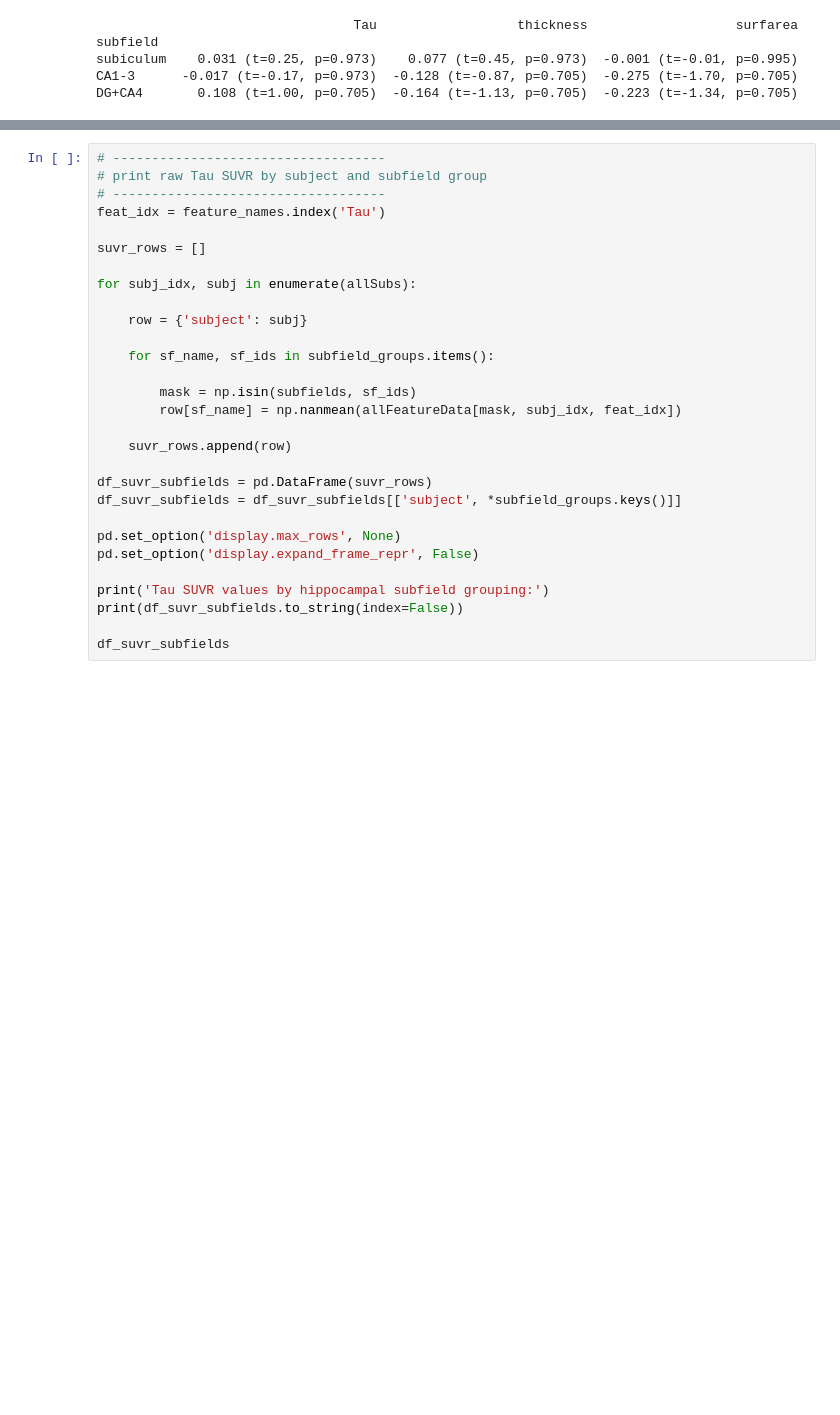
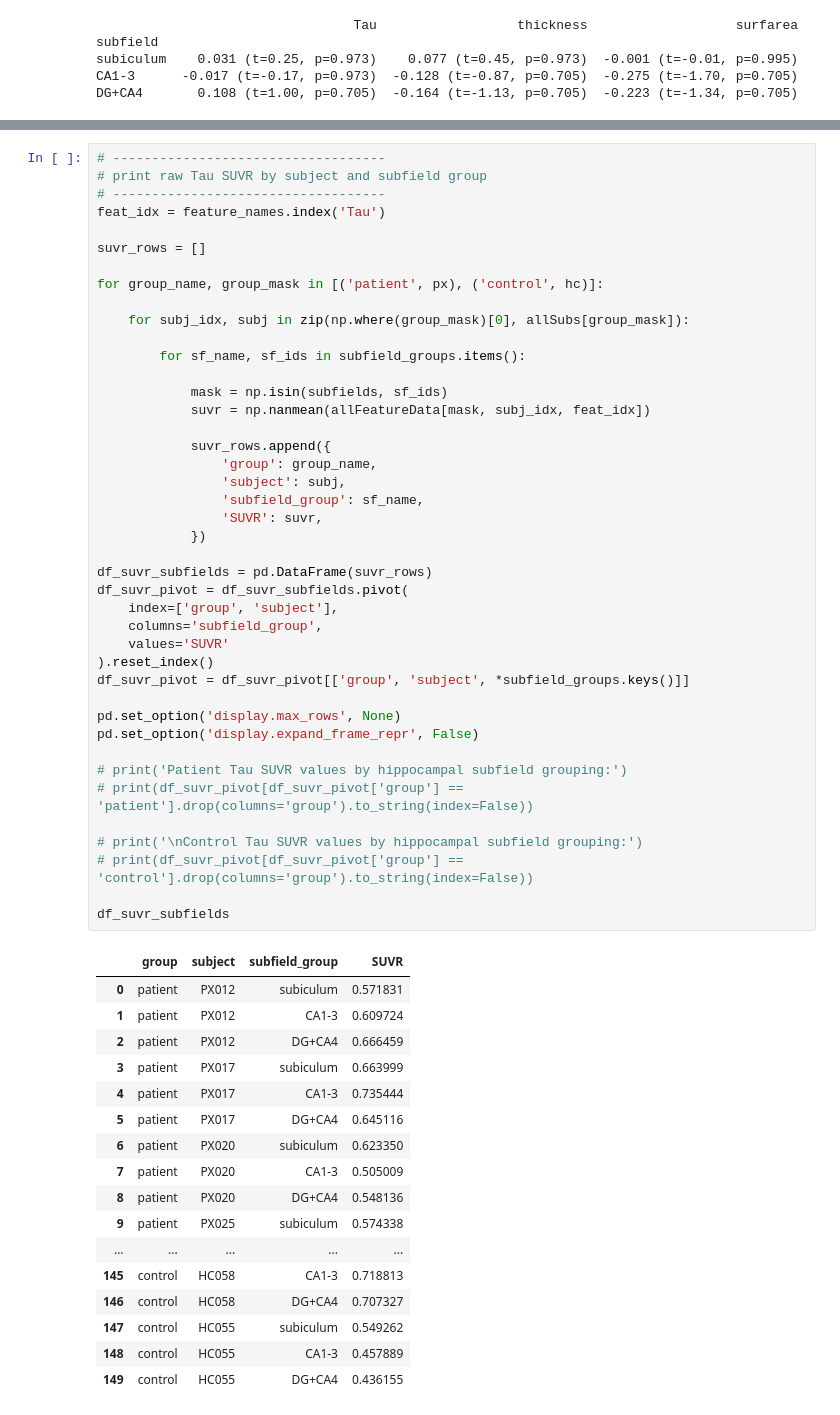
Before and after one commit to MICA-MNI/hippTauPet, a Jupyter notebook: Epilepsy_Tau-DWI-CT_to_hippSurf.ipynb, the cells around one changed output, grey strips where cells are left out. Drawn from its saved outputs; the diff is of its cells as text; blank space fills up the shorter version.

Commit message:
included results table

```diff
--- a/Epilepsy_Tau-DWI-CT_to_hippSurf.ipynb
+++ b/Epilepsy_Tau-DWI-CT_to_hippSurf.ipynb
@@ -285,29 +285,60 @@ array([-0.37350281,  1.48449875, -0.62552596,  1.12227772,  1.23908283,
 # %%
 # -----------------------------------
 # print raw Tau SUVR by subject and subfield group
 # -----------------------------------
 feat_idx = feature_names.index('Tau')
 
 suvr_rows = []
 
-for subj_idx, subj in enumerate(allSubs):
+for group_name, group_mask in [('patient', px), ('control', hc)]:
 
-    row = {'subject': subj}
+    for subj_idx, subj in zip(np.where(group_mask)[0], allSubs[group_mask]):
 
-    for sf_name, sf_ids in subfield_groups.items():
+        for sf_name, sf_ids in subfield_groups.items():
 
-        mask = np.isin(subfields, sf_ids)
-        row[sf_name] = np.nanmean(allFeatureData[mask, subj_idx, feat_idx])
+            mask = np.isin(subfields, sf_ids)
+            suvr = np.nanmean(allFeatureData[mask, subj_idx, feat_idx])
 
-    suvr_rows.append(row)
+            suvr_rows.append({
+                'group': group_name,
+                'subject': subj,
+                'subfield_group': sf_name,
+                'SUVR': suvr,
+            })
 
 df_suvr_subfields = pd.DataFrame(suvr_rows)
-df_suvr_subfields = df_suvr_subfields[['subject', *subfield_groups.keys()]]
+df_suvr_pivot = df_suvr_subfields.pivot(
+    index=['group', 'subject'],
+    columns='subfield_group',
+    values='SUVR'
+).reset_index()
+df_suvr_pivot = df_suvr_pivot[['group', 'subject', *subfield_groups.keys()]]
 
 pd.set_option('display.max_rows', None)
 pd.set_option('display.expand_frame_repr', False)
 
-print('Tau SUVR values by hippocampal subfield grouping:')
-print(df_suvr_subfields.to_string(index=False))
+# print('Patient Tau SUVR values by hippocampal subfield grouping:')
+# print(df_suvr_pivot[df_suvr_pivot['group'] == 'patient'].drop(columns='group').to_string(index=False))
+
+# print('\nControl Tau SUVR values by hippocampal subfield grouping:')
+# print(df_suvr_pivot[df_suvr_pivot['group'] == 'control'].drop(columns='group').to_string(index=False))
 
 df_suvr_subfields
+# %% [output]
+|  | group | subject | subfield_group | SUVR |
+| 0 | patient | PX012 | subiculum | 0.571831 |
+| 1 | patient | PX012 | CA1-3 | 0.609724 |
+| 2 | patient | PX012 | DG+CA4 | 0.666459 |
+| 3 | patient | PX017 | subiculum | 0.663999 |
+| 4 | patient | PX017 | CA1-3 | 0.735444 |
+| 5 | patient | PX017 | DG+CA4 | 0.645116 |
+| 6 | patient | PX020 | subiculum | 0.623350 |
+| 7 | patient | PX020 | CA1-3 | 0.505009 |
+| 8 | patient | PX020 | DG+CA4 | 0.548136 |
+| 9 | patient | PX025 | subiculum | 0.574338 |
+| ... | ... | ... | ... | ... |
+| 145 | control | HC058 | CA1-3 | 0.718813 |
+| 146 | control | HC058 | DG+CA4 | 0.707327 |
+| 147 | control | HC055 | subiculum | 0.549262 |
+| 148 | control | HC055 | CA1-3 | 0.457889 |
+| 149 | control | HC055 | DG+CA4 | 0.436155 |
```
Also changed, not shown: parts of 2 cells of this notebook.
